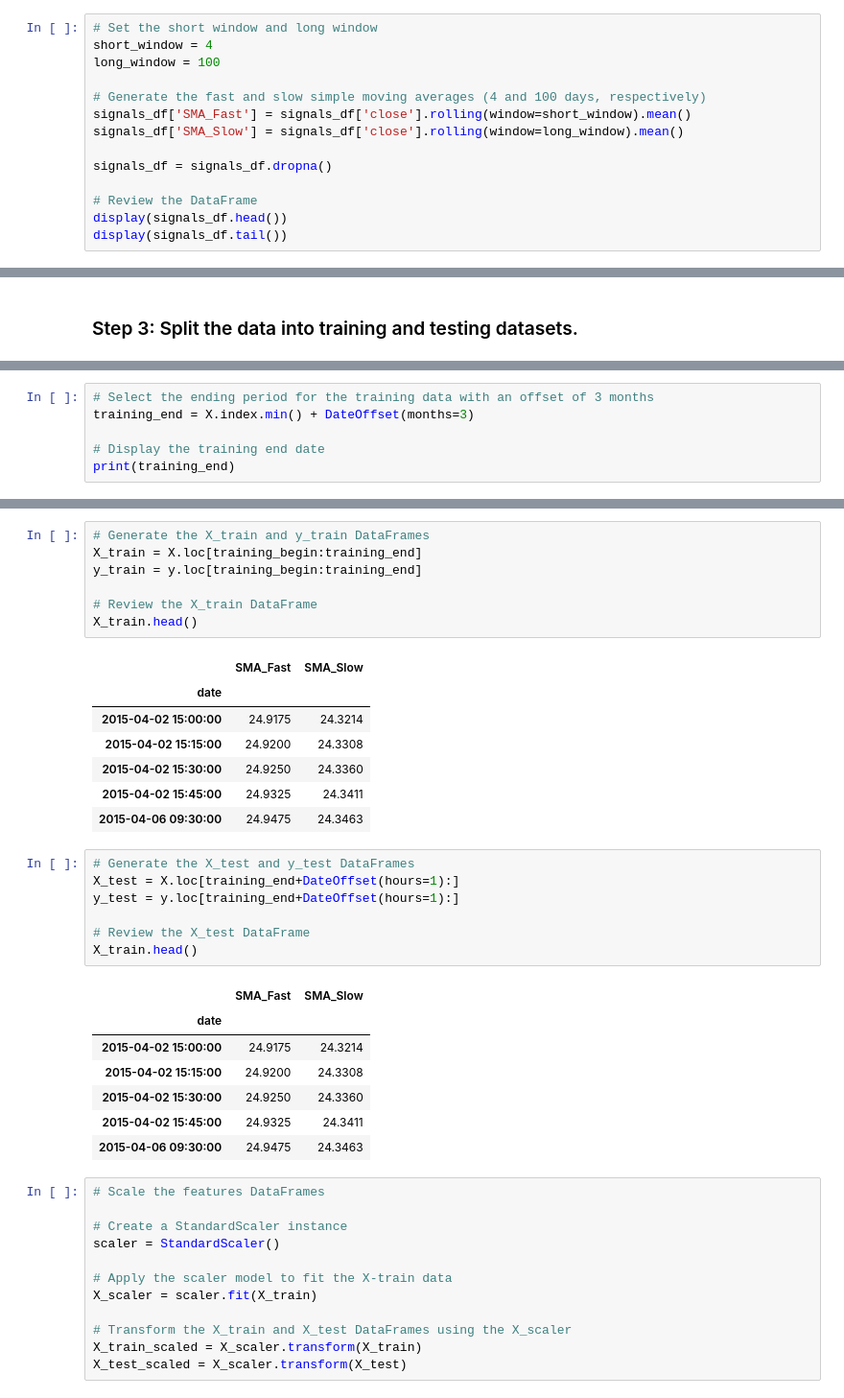
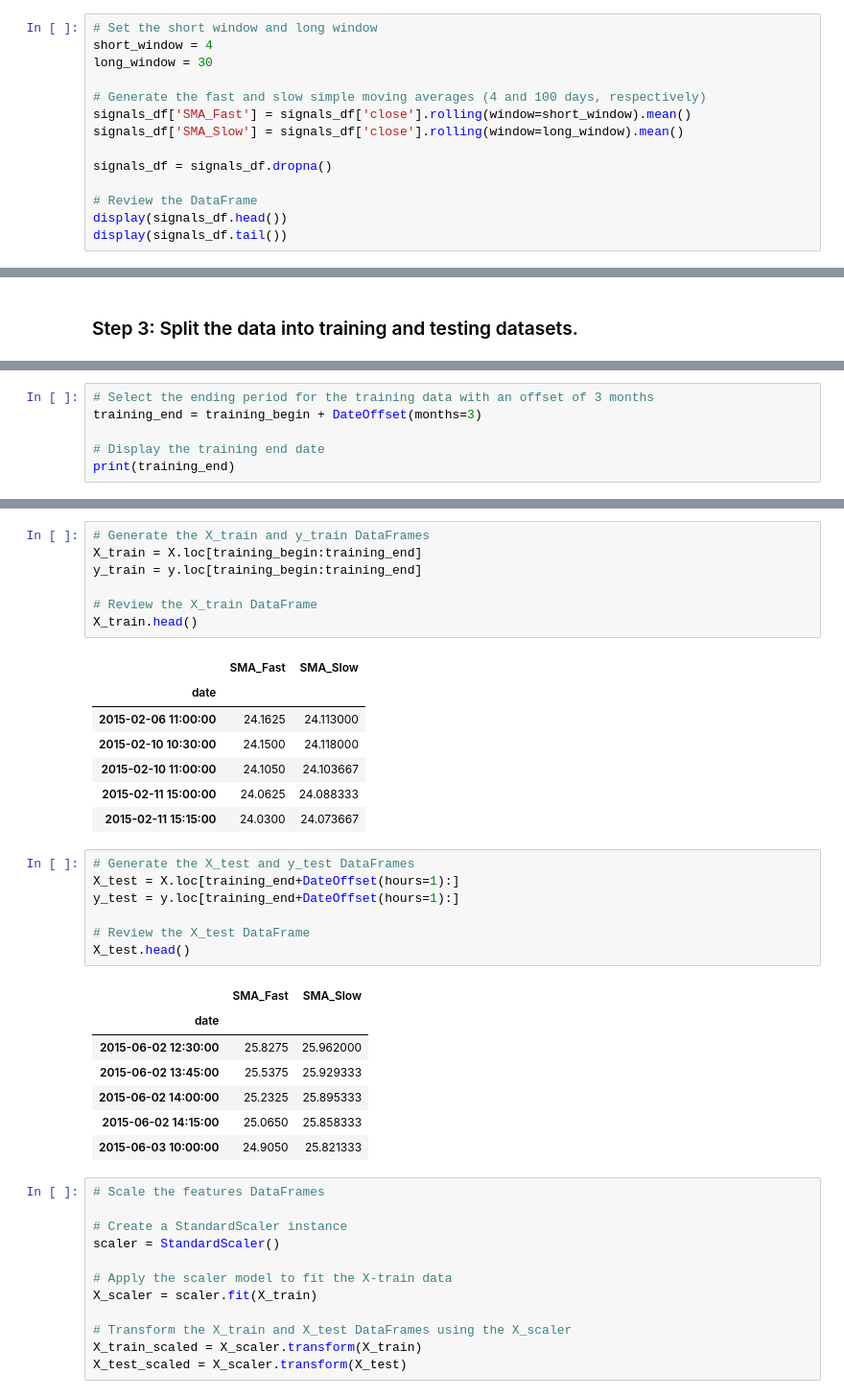
Before and after one commit to halamkim/challenge_14, a Jupyter notebook: machine_learning_trading_bot.ipynb, the cells around one changed output, grey strips where cells are left out. Shown at 96% size. Drawn from its saved outputs; the diff is of its cells as text.

```diff
--- a/machine_learning_trading_bot.ipynb
+++ b/machine_learning_trading_bot.ipynb
@@ -140,7 +137,7 @@ display(signals_df.tail())
 # %%
 # Set the short window and long window
 short_window = 4
-long_window = 100
+long_window = 30
 
 # Generate the fast and slow simple moving averages (4 and 100 days, respectively)
 signals_df['SMA_Fast'] = signals_df['close'].rolling(window=short_window).mean()
@@ -265,6 +263,6 @@ print(training_begin)
 # %%
 # Select the ending period for the training data with an offset of 3 months
-training_end = X.index.min() + DateOffset(months=3)
+training_end = training_begin + DateOffset(months=3)
 
 # Display the training end date
 print(training_end)
@@ -280,26 +278,26 @@ X_train.head()
 # %% [output]
 |  | SMA_Fast | SMA_Slow |
 | date |  |  |
-| 2015-04-02 15:00:00 | 24.9175 | 24.3214 |
-| 2015-04-02 15:15:00 | 24.9200 | 24.3308 |
-| 2015-04-02 15:30:00 | 24.9250 | 24.3360 |
-| 2015-04-02 15:45:00 | 24.9325 | 24.3411 |
-| 2015-04-06 09:30:00 | 24.9475 | 24.3463 |
+| 2015-02-06 11:00:00 | 24.1625 | 24.113000 |
+| 2015-02-10 10:30:00 | 24.1500 | 24.118000 |
+| 2015-02-10 11:00:00 | 24.1050 | 24.103667 |
+| 2015-02-11 15:00:00 | 24.0625 | 24.088333 |
+| 2015-02-11 15:15:00 | 24.0300 | 24.073667 |
 # %%
 # Generate the X_test and y_test DataFrames
 X_test = X.loc[training_end+DateOffset(hours=1):]
 y_test = y.loc[training_end+DateOffset(hours=1):]
 
 # Review the X_test DataFrame
-X_train.head()
+X_test.head()
 # %% [output]
 |  | SMA_Fast | SMA_Slow |
 | date |  |  |
-| 2015-04-02 15:00:00 | 24.9175 | 24.3214 |
-| 2015-04-02 15:15:00 | 24.9200 | 24.3308 |
-| 2015-04-02 15:30:00 | 24.9250 | 24.3360 |
-| 2015-04-02 15:45:00 | 24.9325 | 24.3411 |
-| 2015-04-06 09:30:00 | 24.9475 | 24.3463 |
+| 2015-06-02 12:30:00 | 25.8275 | 25.962000 |
+| 2015-06-02 13:45:00 | 25.5375 | 25.929333 |
+| 2015-06-02 14:00:00 | 25.2325 | 25.895333 |
+| 2015-06-02 14:15:00 | 25.0650 | 25.858333 |
+| 2015-06-03 10:00:00 | 24.9050 | 25.821333 |
 # %%
 # Scale the features DataFrames
 
```
Also changed, not shown: parts of 14 cells of this notebook, 5 other files.
